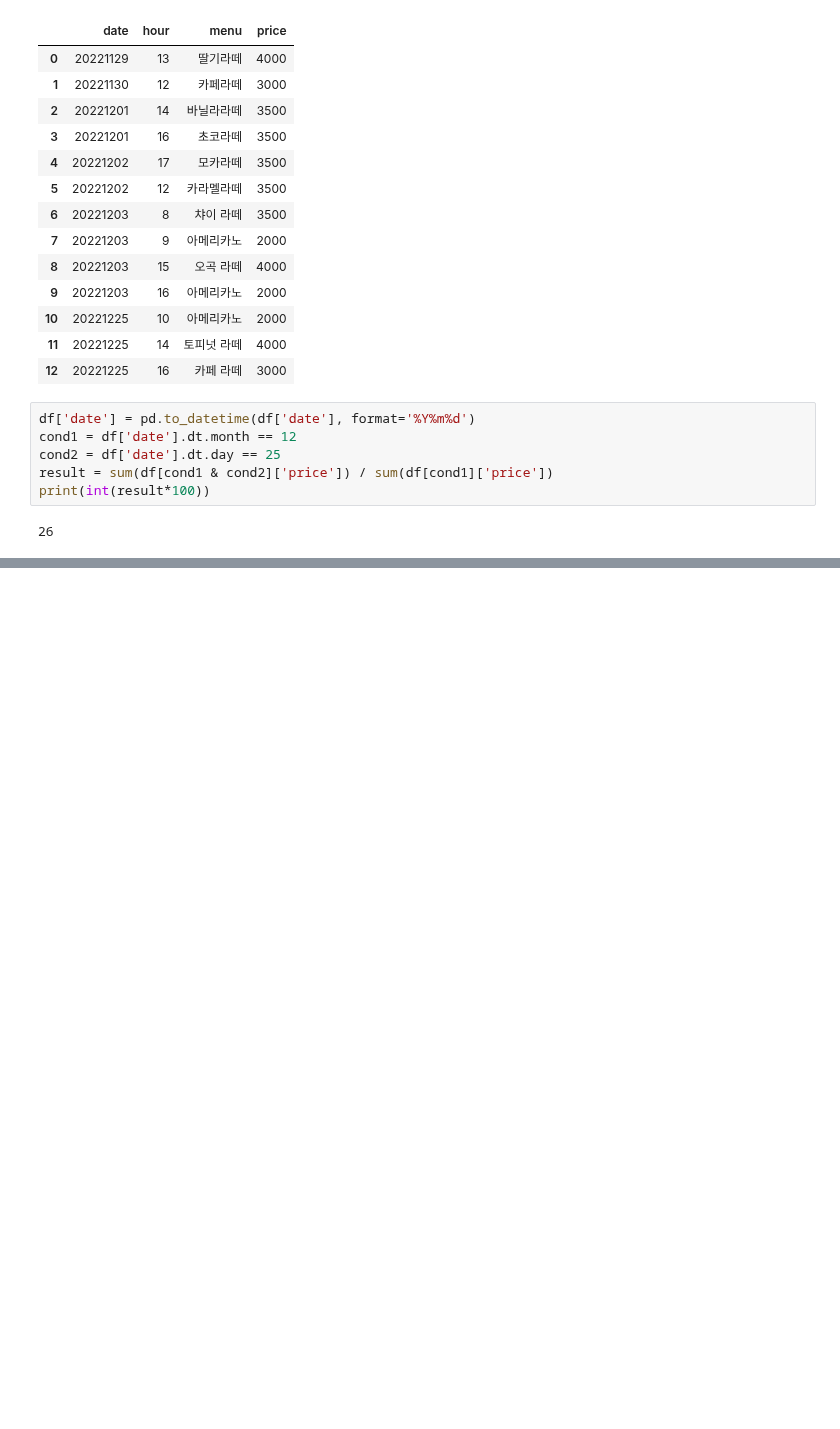
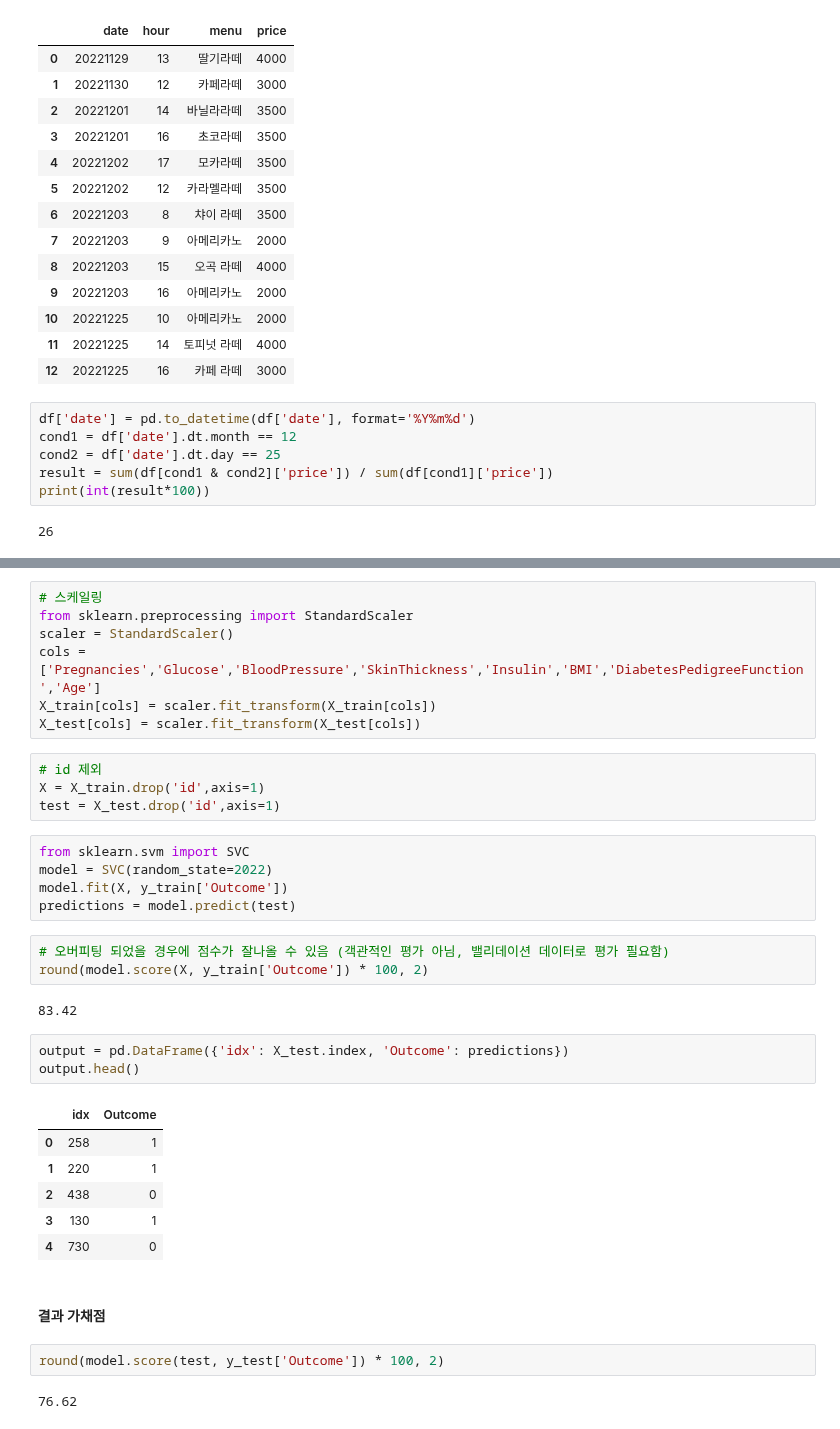
Before and after one commit to zudata/BEAKJOON, a Jupyter notebook: study/Big Data Certification study.ipynb, the cells around one changed output, grey strips where cells are left out. Cells and saved outputs as stored; diff of their text form; blank space fills up the shorter version.

```diff
--- a/study/Big Data Certification study.ipynb
+++ b/study/Big Data Certification study.ipynb
@@ -1920,0 +2103,37 @@ model.score(test, y_test['Survived'])
+# %%
+# 스케일링
+from sklearn.preprocessing import StandardScaler
+scaler = StandardScaler()
+cols = ['Pregnancies','Glucose','BloodPressure','SkinThickness','Insulin','BMI','DiabetesPedigreeFunction','Age']
+X_train[cols] = scaler.fit_transform(X_train[cols])
+X_test[cols] = scaler.fit_transform(X_test[cols])
+# %%
+# id 제외
+X = X_train.drop('id',axis=1)
+test = X_test.drop('id',axis=1)
+# %%
+from sklearn.svm import SVC
+model = SVC(random_state=2022)
+model.fit(X, y_train['Outcome'])
+predictions = model.predict(test)
+# %%
+# 오버피팅 되었을 경우에 점수가 잘나올 수 있음 (객관적인 평가 아님, 밸리데이션 데이터로 평가 필요함)
+round(model.score(X, y_train['Outcome']) * 100, 2)
+# %% [output]
+83.42
+# %%
+output = pd.DataFrame({'idx': X_test.index, 'Outcome': predictions})
+output.head()
+# %% [output]
+|  | idx | Outcome |
+| 0 | 258 | 1 |
+| 1 | 220 | 1 |
+| 2 | 438 | 0 |
+| 3 | 130 | 1 |
+| 4 | 730 | 0 |
+# %% [markdown]
+#### 결과 가채점
+# %%
+round(model.score(test, y_test['Outcome']) * 100, 2)
+# %% [output]
+76.62
```
Also changed, not shown: parts of 83 cells of this notebook.
